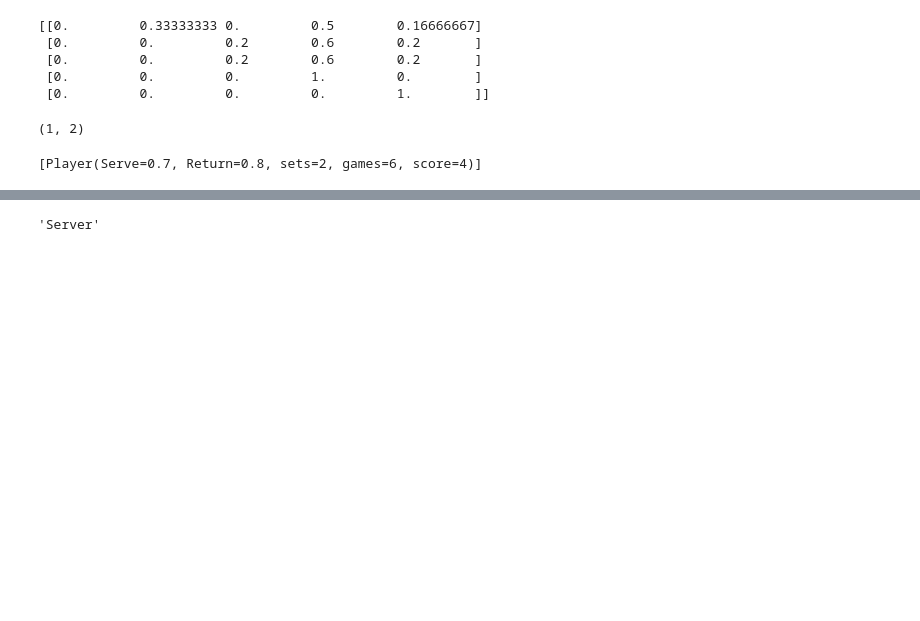
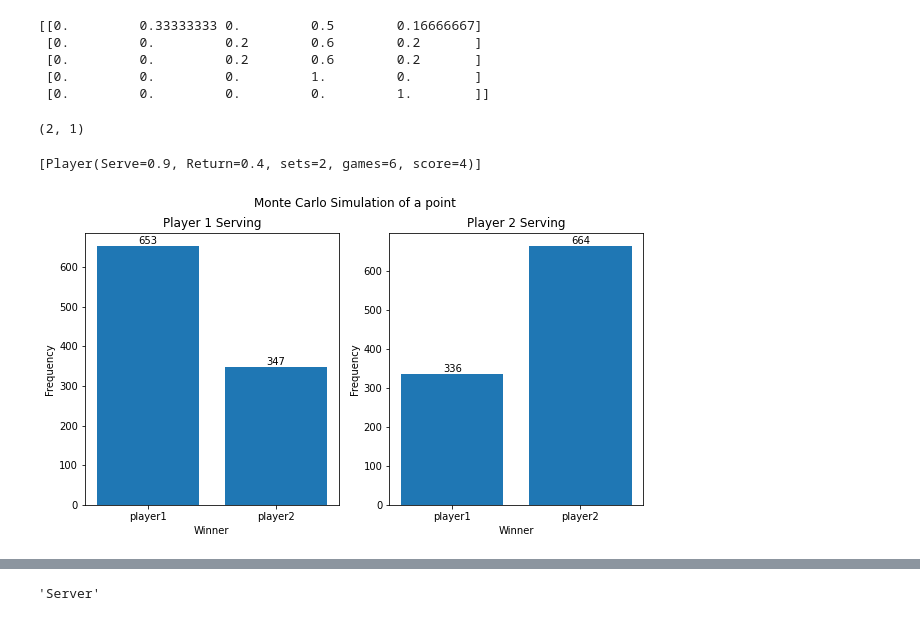
Before and after one commit to Rishi-Bidani/FIT3139, a Jupyter notebook: finalproject/assignment.ipynb, the cells around one changed output, grey strips where cells are left out. Saved outputs shown, nothing was run; the diff lists cells and outputs as text; code cells hidden in the pictures; blank space fills up the shorter version.

Commit message:
simulating point, game, set and match

```diff
--- a/finalproject/assignment.ipynb
+++ b/finalproject/assignment.ipynb
@@ -149,6 +250,13 @@ def create_transition_matrix(server_skill: int, returner_skill: int):
 
     return transition_matrix
 
+def create_transition_matrices(player1: Player, player2: Player):
+    # Transition matrix for player 1 serving
+    transition_matrix_serve_p1 = create_transition_matrix(player1.Serve, player2.Return)
+    # Transition matrix for player 2 serving
+    transition_matrix_serve_p2 = create_transition_matrix(player2.Serve, player1.Return)
+    return transition_matrix_serve_p1, transition_matrix_serve_p2
+
 # Example usage:
 server_skill = 0.8  # High skill server
 returner_skill = 0.4  # Moderate skill returner
@@ -234,24 +342,12 @@ def simulate_match(player1, player2, transition_matrices, best_of=3):
 
     return player1["sets"], player2["sets"]
 # %%
-player1 = {
-    "Serve": 0.7,
-    "Return": 0.8
-}
-
-player2 = {
-    "Serve": 0.9,
-    "Return": 0.4
-}
-
-transition_matrices = [
-    create_transition_matrix(player1["Serve"], player2["Return"]),
-    create_transition_matrix(player2["Serve"], player1["Return"])
-]
-
+player1 = Player(0.7, 0.8)
+player2 = Player(0.9, 0.4)
+transition_matrices = create_transition_matrices(player1, player2)
 simulate_match(player1, player2, transition_matrices)
 # %% [output]
-(1, 2)
+(2, 1)
 # %%
 class SingleEliminationTournament:
     def __init__(self, players, best_of=3):
@@ -263,10 +359,7 @@ class SingleEliminationTournament:
         winners = []
         for i in range(0, len(self.results), 2):
             player1, player2 = self.results[i], self.results[i + 1]
-            transition_matrices = [
-                create_transition_matrix(player1.Serve, player2.Return),
-                create_transition_matrix(player2.Serve, player1.Return)
-            ]
+            transition_matrices = create_transition_matrices(player1, player2)
             winner = simulate_match(player1, player2, transition_matrices, best_of=self.best_of)
             winners.append(self.results[i] if winner[0] > winner[1] else self.results[i + 1])
         self.results = winners
@@ -287,4 +380,4 @@ players = [
 tournament = SingleEliminationTournament(players, best_of=3)
 tournament.simulate()
 # %% [output]
-[Player(Serve=0.7, Return=0.8, sets=2, games=6, score=4)]
+[Player(Serve=0.9, Return=0.4, sets=2, games=6, score=4)]
@@ -290,0 +498,4 @@ tournament.simulate()
+# %%
+plot_monte_carlo_simulation(player1, player2, _monte_carlo_point)
+# %% [output]
+[figure, added]
```
Also changed, not shown: parts of 12 cells of this notebook.
